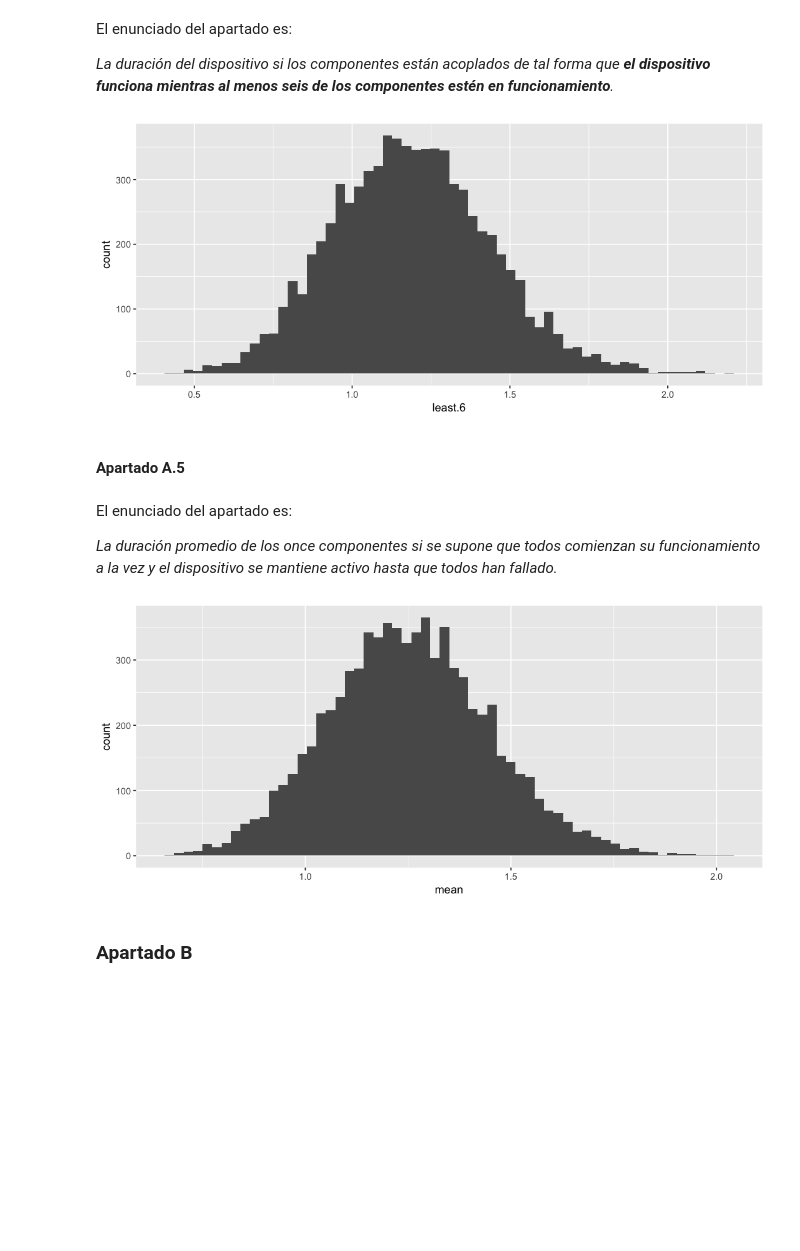
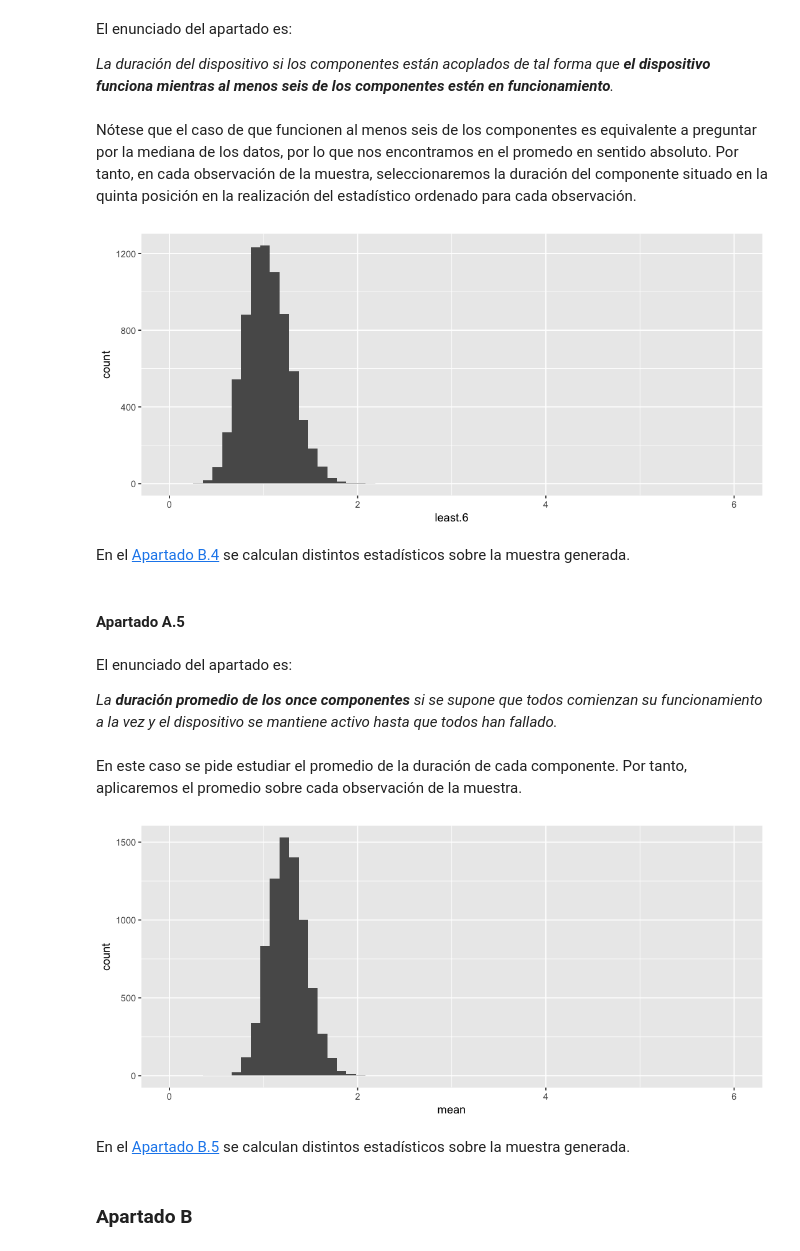
Before and after one commit to garciparedes/monte-carlo-simulation-rayleigh-distribution, a Jupyter notebook: monte-carlo-simulation-of-rayleigh-distribution.ipynb, the cells around one changed output. Drawn from its saved outputs; the diff is of its cells as text; code cells hidden in the pictures; blank space fills up the shorter version.

```diff
--- a/monte-carlo-simulation-of-rayleigh-distribution.ipynb
+++ b/monte-carlo-simulation-of-rayleigh-distribution.ipynb
@@ -153,11 +170,12 @@ A continuación se incluye el código necesario para realizar dicha generación
 # %%
-s <- 7500
-c <- 11
+n.s <- 7500
+n.c <- 11
+x.limits <- c(0, 6)
 
 uniform.sample <-
-    matrix(runif(s * c, min = 0, max = 1), ncol = c, nrow = s) %>%
+    matrix(runif(n.s * n.c, min = 0, max = 1), ncol = n.c, nrow = n.s) %>%
     as.data.frame() %>%
-    set_colnames(sprintf("C%02d", 1:c))
+    set_colnames(sprintf("C%02d", 1:n.c))
 
 rayleigh.sample <-
     rayleigh.quantile(uniform.sample)
@@ -245,25 +283,32 @@ rayleigh.sample %>%
 El enunciado del apartado es:
 
 *La duración del dispositivo si los componentes están acoplados de tal forma que **el dispositivo funciona mientras al menos seis de los componentes estén en funcionamiento**.*
+# %% [markdown]
+Nótese que el caso de que funcionen al menos seis de los componentes es equivalente a preguntar por la mediana de los datos, por lo que nos encontramos en el promedo en sentido absoluto. Por tanto, en cada observación de la muestra, seleccionaremos la duración del componente situado en la quinta posición en la realización del estadístico ordenado para cada observación.
 # %%
 rayleigh.sample$least.6 <-
     rayleigh.sample %>%
     dplyr::select(dplyr::starts_with("C")) %>%
     apply(1, sort) %>%
-    {t(.)[, 6]}
+    {t(.)[, n.c - 6]}
 # %%
 options(repr.plot.height = 4, repr.plot.width = 9)
 rayleigh.sample %>%
     ggplot(aes(least.6)) +
+    scale_x_continuous(limits = x.limits) +
     geom_histogram(bins = 60)
 # %% [output]
-[figure, old version]
+[figure, new version]
+# %% [markdown]
+En el [Apartado B.4](#Apartado-B.4) se calculan distintos estadísticos sobre la muestra generada.
 # %% [markdown]
 #### Apartado A.5
 # %% [markdown]
 El enunciado del apartado es:
 
-*La duración promedio de los once componentes si se supone que todos comienzan su funcionamiento a la vez y el dispositivo se mantiene activo hasta que todos han fallado.*
+*La **duración promedio de los once componentes** si se supone que todos comienzan su funcionamiento a la vez y el dispositivo se mantiene activo hasta que todos han fallado.*
+# %% [markdown]
+En este caso se pide estudiar el promedio de la duración de cada componente. Por tanto, aplicaremos el promedio sobre cada observación de la muestra.
 # %%
 rayleigh.sample$mean <-
     rayleigh.sample %>%
@@ -273,9 +318,12 @@ rayleigh.sample$mean <-
 options(repr.plot.height = 4, repr.plot.width = 9)
 rayleigh.sample %>%
     ggplot(aes(mean)) +
+    scale_x_continuous(limits = x.limits) +
     geom_histogram(bins = 60)
 # %% [output]
-[figure, old version]
+[figure, new version]
+# %% [markdown]
+En el [Apartado B.5](#Apartado-B.5) se calculan distintos estadísticos sobre la muestra generada.
 # %% [markdown]
 ### Apartado B
 # %% [markdown]
```
Also changed, not shown: parts of 41 cells of this notebook.
